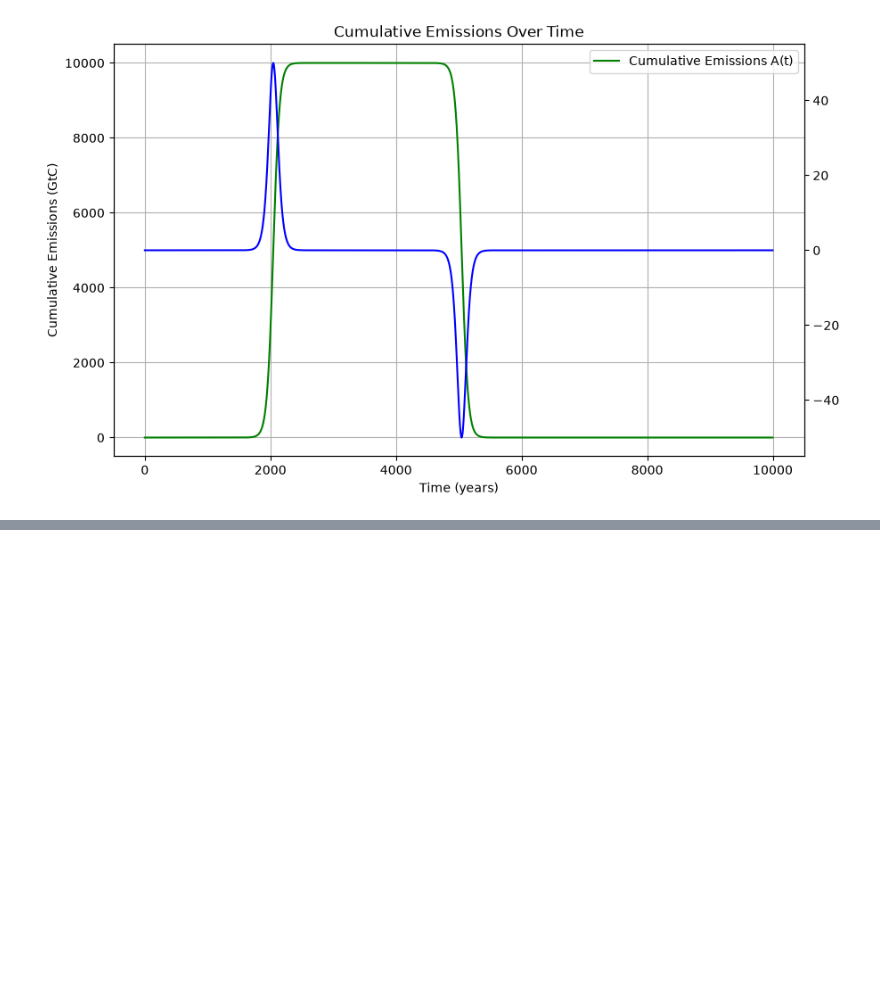
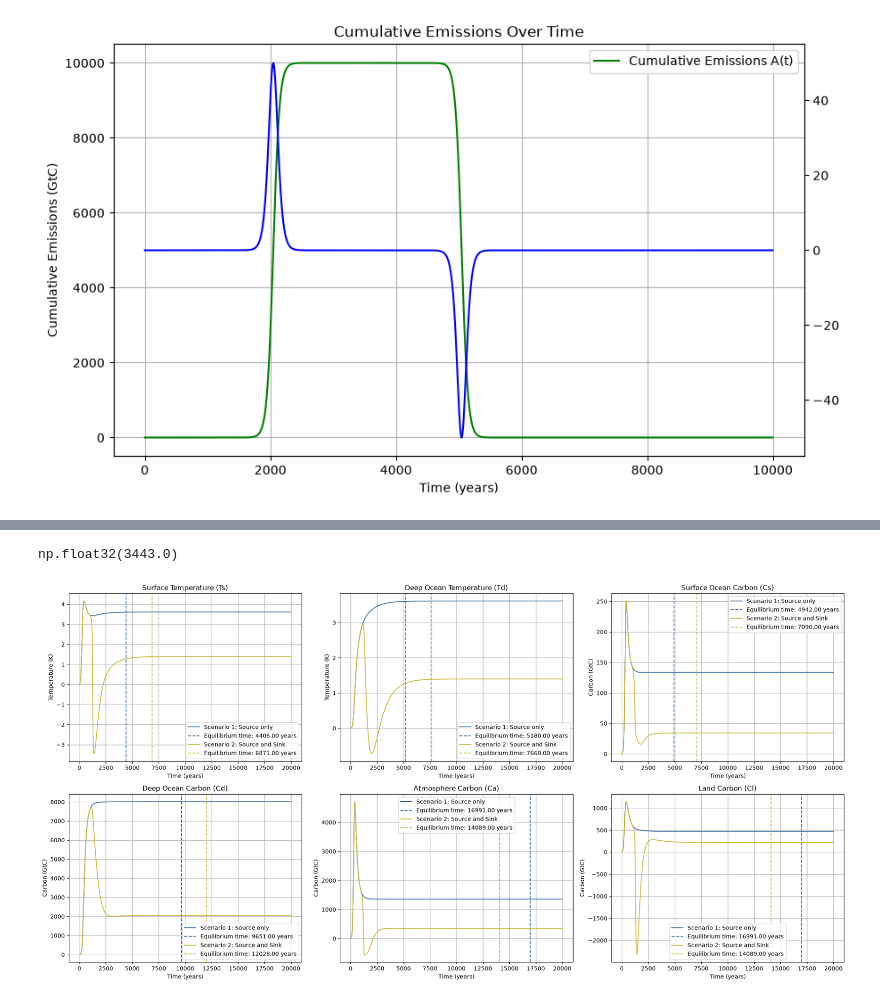
Before and after one commit to tillmrtz/intro-esm, a Jupyter notebook: notebooks/forcing_vs_time.ipynb, the cells around one changed output, grey strips where cells are left out. Cells and saved outputs as stored; diff of their text form; code cells hidden in the pictures; blank space fills up the shorter version.

```diff
--- a/notebooks/forcing_vs_time.ipynb
+++ b/notebooks/forcing_vs_time.ipynb
@@ -438,0 +384,66 @@ NameError: name 'FLOAT32' is not defined
+# %%
+def find_equilibrium_time(t, gradient, tolerance=FLOAT32(1e-3)):
+    """
+    Finds the first value from behind where the gradient is more than the tolerance
+    and then returns the corresponding time. If no such value is found, returns None.
+    """
+    t = np.asarray(t, dtype=FLOAT32)
+    gradient = np.asarray(gradient, dtype=FLOAT32)
+    for i in range(len(gradient) - 1, -1, -1):
+        if abs(gradient[i]) > tolerance:
+            return t[i]  # return time in years
+    return None
+
+# Compute gradients (dy/dt) by re-evaluating box_rhs at each stored time step.
+# This gives exact ODE derivatives, shape (6, N), matching sol.y.
+def compute_gradients(sol, scenario):
+    grads = np.array(
+        [box_rhs(ti, yi, scenario=scenario) for ti, yi in zip(sol.t, sol.y.T)],
+        dtype=FLOAT32,
+    )
+    return grads.T  # shape: (n_vars, n_timepoints)
+
+grad_s1 = compute_gradients(sol_box_source, scenario=1)
+grad_s2 = compute_gradients(sol_box_source_sink, scenario=2)
+
+find_equilibrium_time(t, grad_s1[2], tolerance=FLOAT32(1e-3))
+find_equilibrium_time(t, grad_s2[2], tolerance=FLOAT32(1e-3))
+# %% [output]
+np.float32(3443.0)
+# %%
+fig, axs = plt.subplots(2, 3, figsize=(20, 10))
+axs = axs.flatten()
+
+titles = [
+    'Surface Temperature (Ts)', 'Deep Ocean Temperature (Td)',
+    'Surface Ocean Carbon (Cs)', 'Deep Ocean Carbon (Cd)',
+    'Atmosphere Carbon (Ca)', 'Land Carbon (Cl)'
+]
+ylabels = ['Temperature (K)', 'Temperature (K)', 'Carbon (GtC)', 'Carbon (GtC)', 'Carbon (GtC)', 'Carbon (GtC)']
+
+time32 = np.asarray(t, dtype=FLOAT32)
+
+for sol, grad, color, label in [
+    (sol_box_source, grad_s1, '#4477AA',  'Scenario 1: Source only'),
+    (sol_box_source_sink, grad_s2, '#CCBB44', 'Scenario 2: Source and Sink')
+    ]:
+    sol_t = np.asarray(sol.t, dtype=FLOAT32)
+    sol_y = np.asarray(sol.y, dtype=FLOAT32)
+    for i in range(sol_y.shape[0]):
+        axs[i].plot(sol_t, sol_y[i], label=label, color=color)
+        final_value = np.cumsum(np.asarray(grad[i], dtype=FLOAT32), dtype=FLOAT32)[-1]  # Get the final value of the cumulative sum
+        equlibrium_time = find_equilibrium_time(sol_t, grad[i], tolerance=FLOAT32(FLOAT32(1e-5)))  # Adjust tolerance based on final value
+        if equlibrium_time is not None:
+            axs[i].axvline(x=equlibrium_time, color=color, linestyle='--', label=f'Equilibrium time: {equlibrium_time:.2f} years')
+
+for i, ax in enumerate(axs):
+    ax.set_xlabel('Time (years)')
+    ax.set_ylabel(ylabels[i])
+    ax.set_title(titles[i])
+    ax.grid()
+    ax.legend()
+
+plt.tight_layout()
+plt.show()
+# %% [output]
+[figure, added]
```
Also changed, not shown: parts of 2 cells of this notebook.
